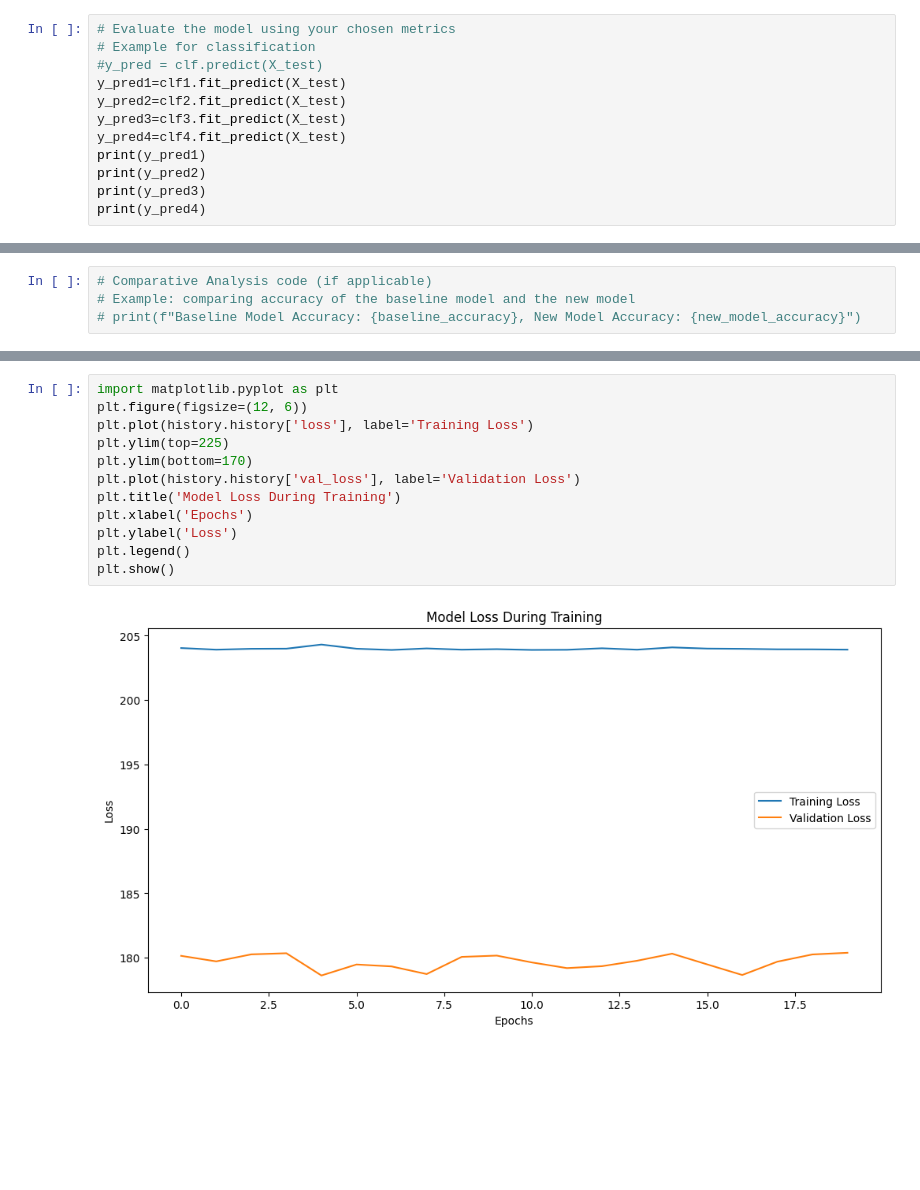
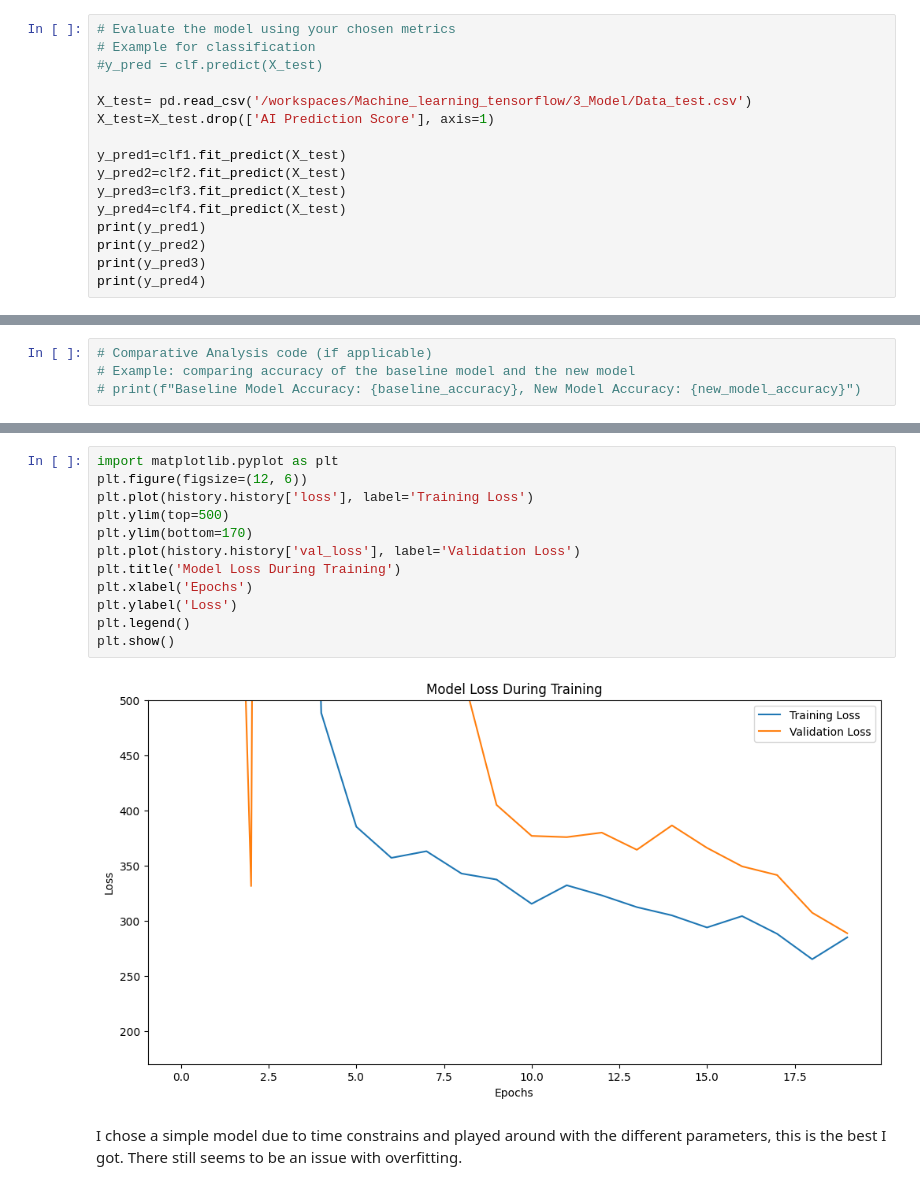
Before and after one commit to Wiebke-Engler/Machine_learning_tensorflow, a Jupyter notebook: 3_Model/model_definition_evaluation.ipynb, the cells around one changed output, grey strips where cells are left out. Drawn from its saved outputs; the diff is of its cells as text; blank space fills up the shorter version.

```diff
--- a/3_Model/model_definition_evaluation.ipynb
+++ b/3_Model/model_definition_evaluation.ipynb
@@ -148,6 +160,10 @@ clf4 = EllipticEnvelope(contamination=0.0001, random_state=0).fit(X_train)
 # Evaluate the model using your chosen metrics
 # Example for classification
 #y_pred = clf.predict(X_test)
+
+X_test= pd.read_csv('/workspaces/Machine_learning_tensorflow/3_Model/Data_test.csv')
+X_test=X_test.drop(['AI Prediction Score'], axis=1)
+
 y_pred1=clf1.fit_predict(X_test)
 y_pred2=clf2.fit_predict(X_test)
 y_pred3=clf3.fit_predict(X_test)
@@ -268,14 +279,16 @@ MAPE on the Validation Data: 16.99%
 # %%
 import matplotlib.pyplot as plt
 plt.figure(figsize=(12, 6))
 plt.plot(history.history['loss'], label='Training Loss')
-plt.ylim(top=225)
+plt.ylim(top=500)
 plt.ylim(bottom=170)
 plt.plot(history.history['val_loss'], label='Validation Loss')
 plt.title('Model Loss During Training')
 plt.xlabel('Epochs')
 plt.ylabel('Loss')
 plt.legend()
 plt.show()
 # %% [output]
-[figure, old version]
+[figure, new version]
+# %% [markdown]
+I chose a simple model due to time constrains and played around with the different parameters, this is the best I got. There still seems to be an issue with overfitting.
```
Also changed, not shown: parts of 9 cells of this notebook, 10 other files.
